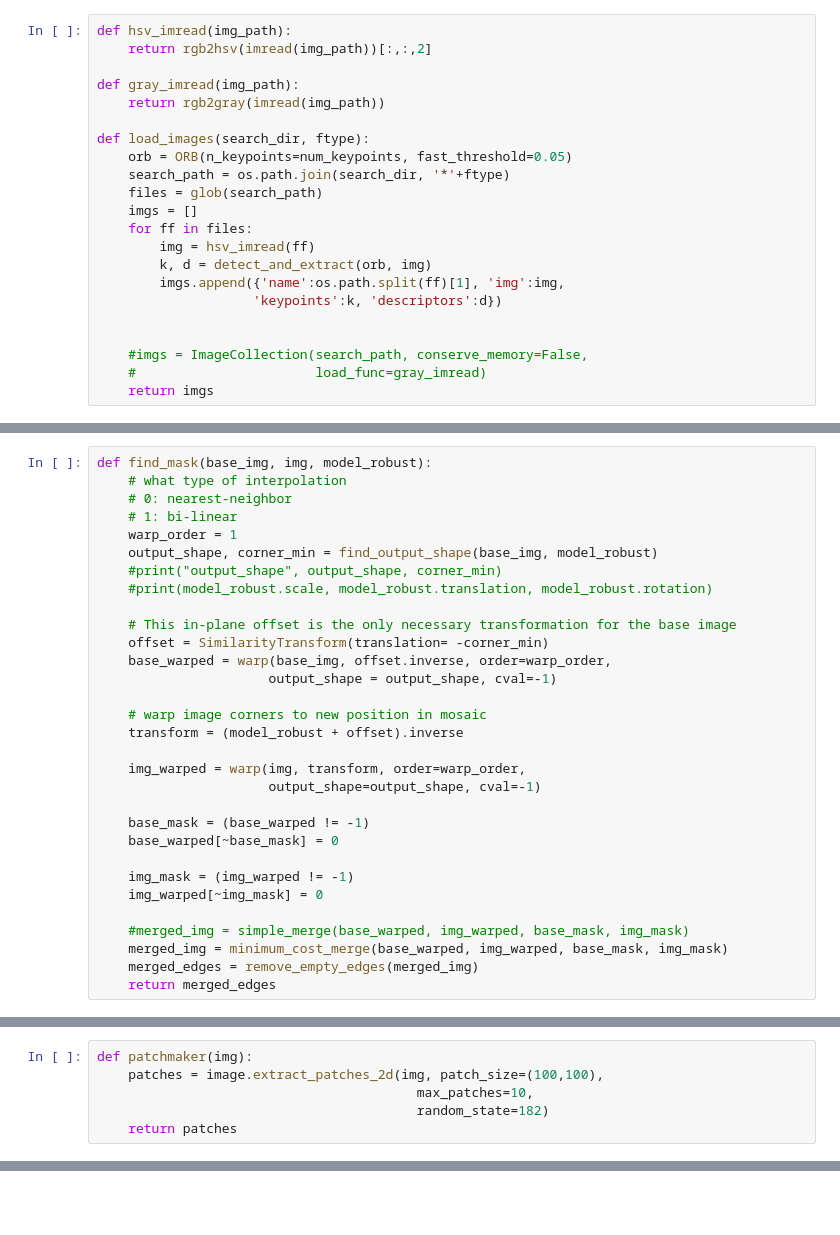
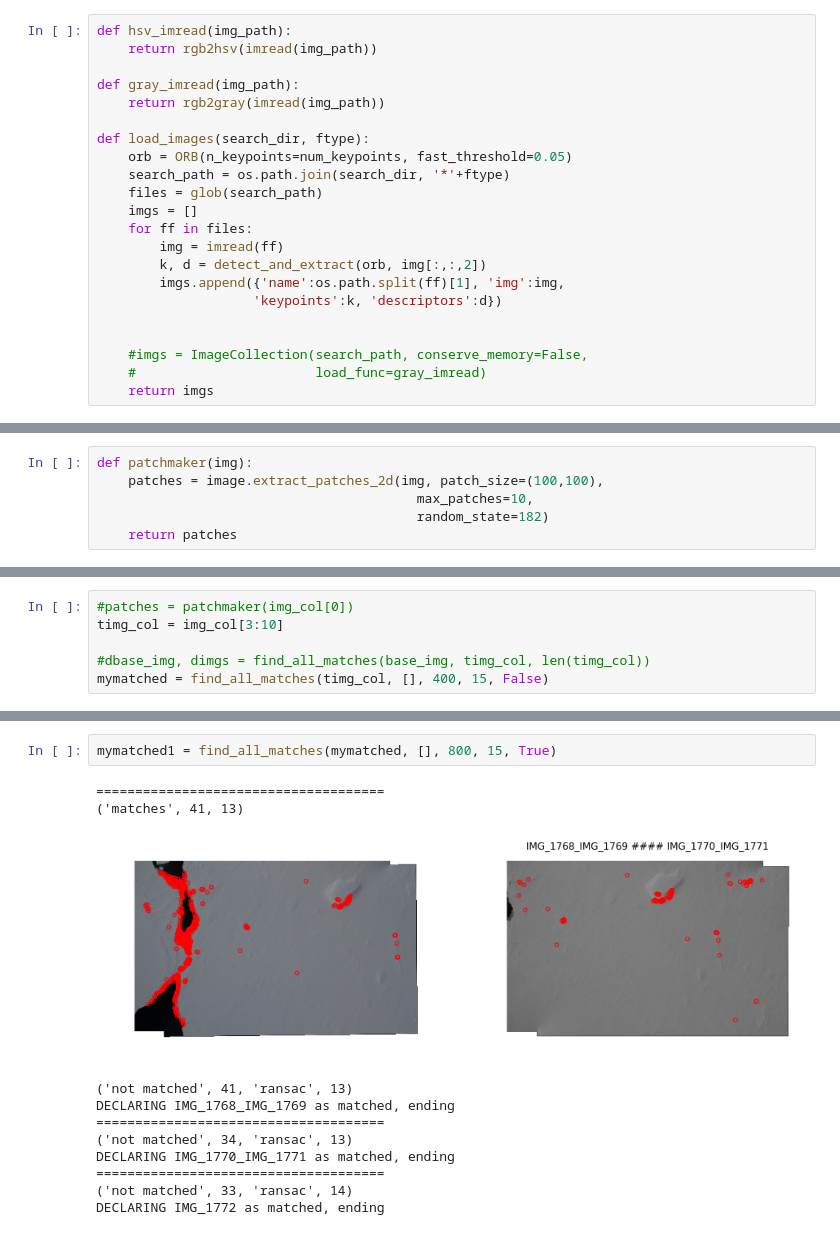
Before and after one commit to johannah/iceview, a Jupyter notebook: iceview/mosaic.ipynb, the cells around one changed output, grey strips where cells are left out. Drawn from its saved outputs; the diff is of its cells as text; blank space fills up the shorter version.

```diff
--- a/iceview/mosaic.ipynb
+++ b/iceview/mosaic.ipynb
@@ -57,6 +61,6 @@ from sklearn.feature_extraction import image
 # %%
 def hsv_imread(img_path):
-    return rgb2hsv(imread(img_path))[:,:,2]
+    return rgb2hsv(imread(img_path))
 
 def gray_imread(img_path):
     return rgb2gray(imread(img_path))
@@ -67,8 +71,8 @@ def load_images(search_dir, ftype):
     files = glob(search_path)
     imgs = []
     for ff in files:
-        img = hsv_imread(ff)
-        k, d = detect_and_extract(orb, img)
+        img = imread(ff)
+        k, d = detect_and_extract(orb, img[:,:,2])
         imgs.append({'name':os.path.split(ff)[1], 'img':img,
                     'keypoints':k, 'descriptors':d})
 
@@ -253,37 +260,6 @@ def simple_merge(base_warped, img_warped, base_mask, img_mask):
     norm = merged / np.maximum(overlap, 1)
 
     return norm
-# %%
-def find_mask(base_img, img, model_robust):
-    # what type of interpolation
-    # 0: nearest-neighbor
-    # 1: bi-linear
-    warp_order = 1
-    output_shape, corner_min = find_output_shape(base_img, model_robust)
-    #print("output_shape", output_shape, corner_min)
-    #print(model_robust.scale, model_robust.translation, model_robust.rotation)
-
-    # This in-plane offset is the only necessary transformation for the base image
-    offset = SimilarityTransform(translation= -corner_min)
-    base_warped = warp(base_img, offset.inverse, order=warp_order,
-                      output_shape = output_shape, cval=-1)
-
-    # warp image corners to new position in mosaic
-    transform = (model_robust + offset).inverse
-
-    img_warped = warp(img, transform, order=warp_order,
-                      output_shape=output_shape, cval=-1)
-
-    base_mask = (base_warped != -1)
-    base_warped[~base_mask] = 0
-
-    img_mask = (img_warped != -1)
-    img_warped[~img_mask] = 0
-
-    #merged_img = simple_merge(base_warped, img_warped, base_mask, img_mask)
-    merged_img = minimum_cost_merge(base_warped, img_warped, base_mask, img_mask)
-    merged_edges = remove_empty_edges(merged_img)
-    return merged_edges
 # %%
 def detect_and_extract(detector, img):
     detector.detect_and_extract(img)
@@ -502,0 +566,6 @@ def patchmaker(img):
+# %%
+#patches = patchmaker(img_col[0])
+timg_col = img_col[3:10]
+
+#dbase_img, dimgs = find_all_matches(base_img, timg_col, len(timg_col))
+mymatched = find_all_matches(timg_col, [], 400, 15, False)
@@ -503 +586,15 @@ def patchmaker(img):
+# %%
+mymatched1 = find_all_matches(mymatched, [], 800, 15, True)
+# %% [output]
+=====================================
+('matches', 41, 13)
+[figure, added]
+('not matched', 41, 'ransac', 13)
+DECLARING IMG_1768_IMG_1769 as matched, ending
+=====================================
+('not matched', 34, 'ransac', 13)
+DECLARING IMG_1770_IMG_1771 as matched, ending
+=====================================
+('not matched', 33, 'ransac', 14)
+DECLARING IMG_1772 as matched, ending
 # %%
```
Also changed, not shown: parts of 15 cells of this notebook.
